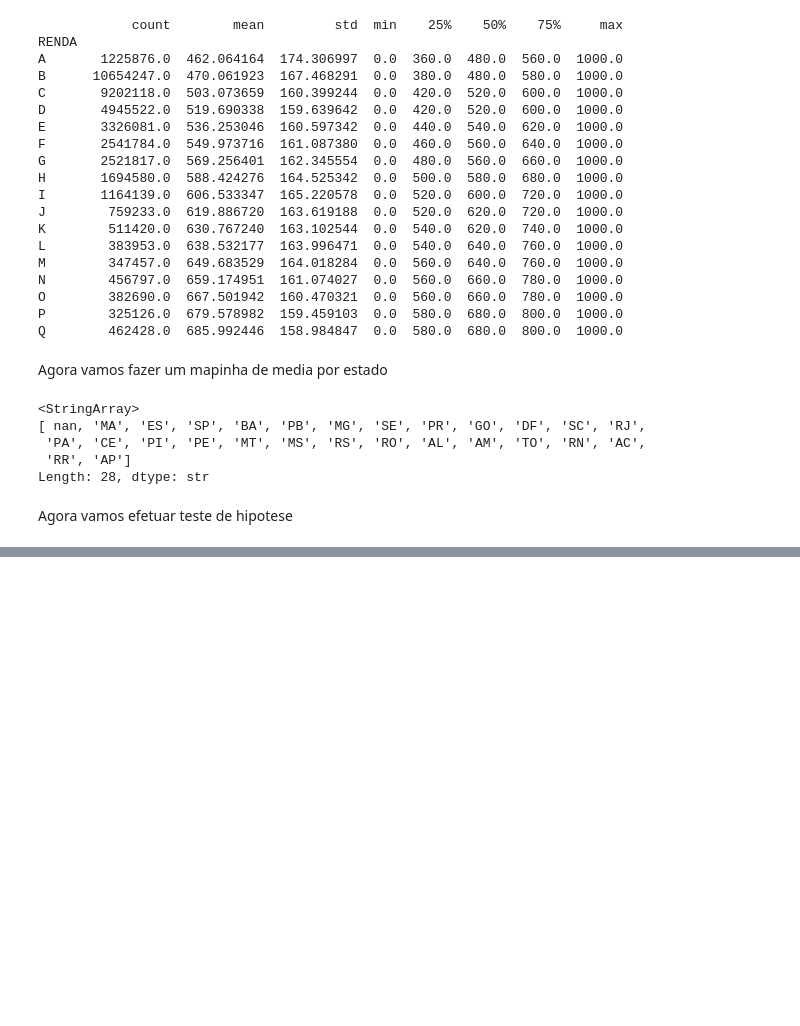
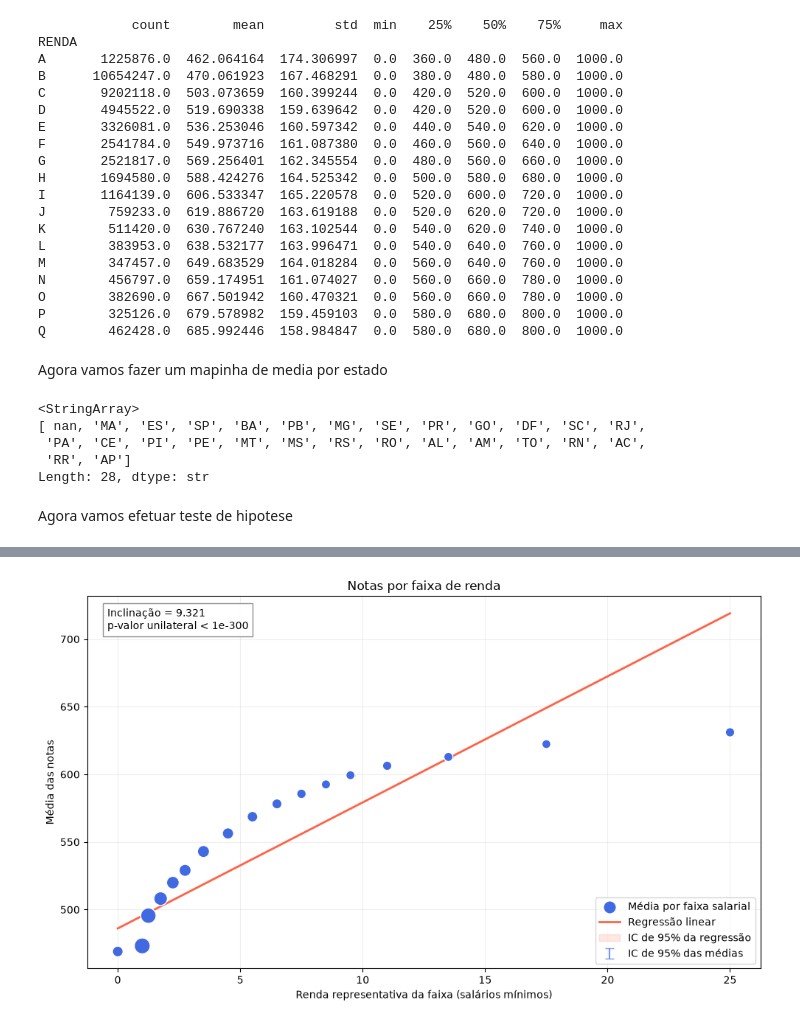
Before and after one commit to joaoenglens/TrabalhoDataScience, a Jupyter notebook: notebooks/analises_por_grupo.ipynb, the cells around one changed output, grey strips where cells are left out. Drawn from its saved outputs; the diff is of its cells as text; code cells hidden in the pictures; blank space fills up the shorter version.

```diff
--- a/notebooks/analises_por_grupo.ipynb
+++ b/notebooks/analises_por_grupo.ipynb
@@ -194,0 +272,17 @@ Agora vamos efetuar teste de hipotese
+# %%
+X = sm.add_constant(dados[["salario"]], has_constant="add")
+modelo = sm.OLS(dados["MEDIA_NOTA"], X).fit(cov_type="HC3")
+
+# H1: coeficiente do salário > 0
+beta = modelo.params["salario"]
+p_bilateral = modelo.pvalues["salario"]
+p_unilateral = p_bilateral / 2 if beta >= 0 else 1 - p_bilateral / 2
+
+# Evita exibir p-valor muito pequeno como "0.0000"
+texto_p = (
+    "p-valor unilateral < 1e-300"
+    if p_unilateral < 1e-300
+    else f"p-valor unilateral = {p_unilateral:.3g}"
+)
+
+print(modelo.summary())
@@ -194,0 +307,77 @@ Agora vamos efetuar teste de hipotese
+# %%
+
+
+x_linha = np.linspace(dados["salario"].min(), dados["salario"].max(), 200)
+
+X_linha = sm.add_constant(
+    pd.DataFrame({"salario": x_linha}),
+    has_constant="add"
+)
+
+previsoes = modelo.get_prediction(X_linha).summary_frame(alpha=0.05)
+
+
+fig, ax = plt.subplots(figsize=(10, 6))
+
+com_ic = resumo[resumo["quantidade"] > 1]
+
+ax.errorbar(
+    com_ic["salario"],
+    com_ic["media_nota"],
+    yerr=com_ic["erro_95"],
+    fmt="none",
+    ecolor="royalblue",
+    capsize=4,
+    alpha=0.7,
+    label="IC de 95% das médias"
+)
+
+# Pontos maiores indicam faixas com mais estudantes
+tamanhos = 40 + 200 * np.sqrt(
+    resumo["quantidade"] / resumo["quantidade"].max()
+)
+
+ax.scatter(
+    resumo["salario"],
+    resumo["media_nota"],
+    s=tamanhos,
+    color="royalblue",
+    edgecolor="white",
+    label="Média por faixa salarial",
+    zorder=3
+)
+
+ax.plot(
+    x_linha,
+    previsoes["mean"].to_numpy(),
+    color="tomato",
+    linewidth=2,
+    label="Regressão linear"
+)
+
+ax.fill_between(
+    x_linha,
+    previsoes["mean_ci_lower"].to_numpy(),
+    previsoes["mean_ci_upper"].to_numpy(),
+    color="tomato",
+    alpha=0.15,
+    label="IC de 95% da regressão"
+)
+
+ax.text(
+    0.03, 0.97,
+    f"Inclinação = {beta:.3f}\n{texto_p}",
+    transform=ax.transAxes,
+    va="top",
+    bbox=dict(facecolor="white", edgecolor="gray", alpha=0.9)
+)
+
+ax.set_xlabel("Renda representativa da faixa (salários mínimos)")
+ax.set_ylabel("Média das notas")
+ax.set_title("Notas por faixa de renda")
+ax.legend(loc="lower right")
+ax.grid(alpha=0.2)
+fig.tight_layout()
+plt.show()
+# %% [output]
+[figure, added]
```
Also changed, not shown: parts of 9 cells of this notebook, 2 other files.
